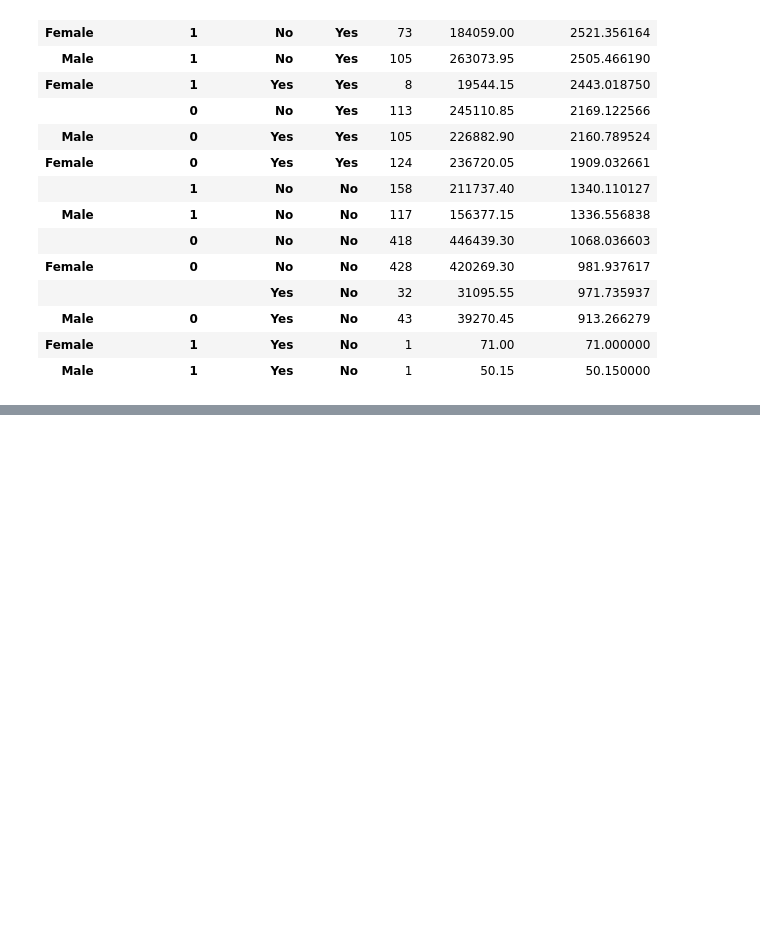
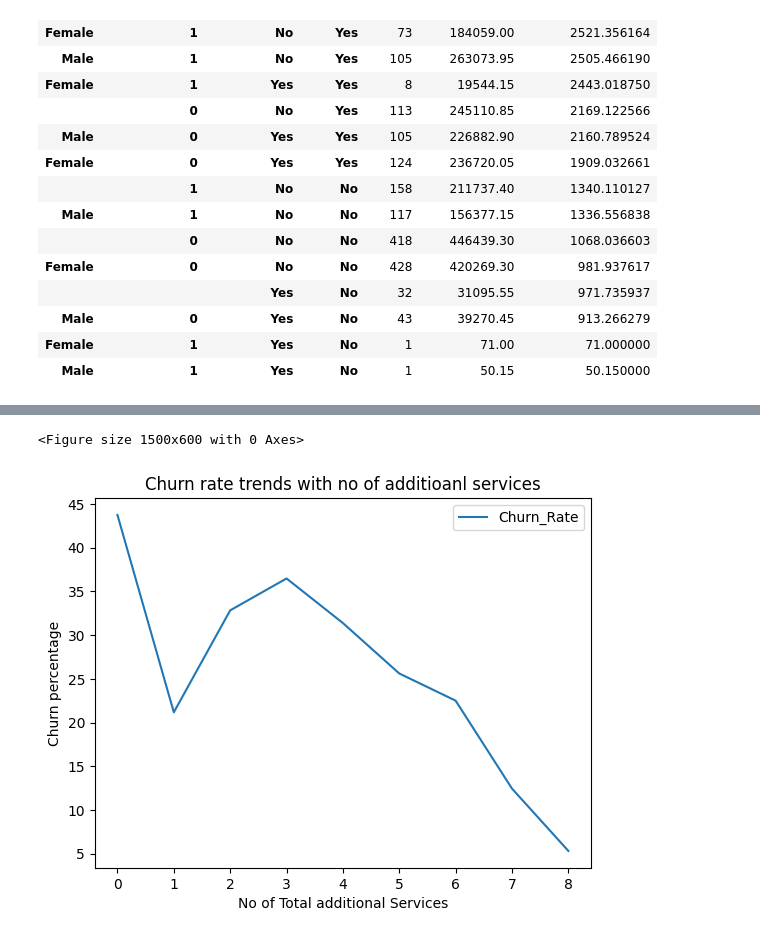
Before and after one commit to amareshmaity/data-analyst-portfolio, a Jupyter notebook: customer-churn-analysis/notebooks/03_EDA.ipynb, the cells around one changed output, grey strips where cells are left out. Saved outputs shown, nothing was run; the diff lists cells and outputs as text; code cells hidden in the pictures; blank space fills up the shorter version.

```diff
--- a/customer-churn-analysis/notebooks/03_EDA.ipynb
+++ b/customer-churn-analysis/notebooks/03_EDA.ipynb
@@ -351,0 +459,7 @@ df.head()
+# %%
+df['TotalServices'] = df[additional_services].sum(axis=1)
+churn_rate = (df.groupby(['TotalServices'])['Churn']
+              .apply(lambda x: ((x=='Yes').mean()*100).round(2))
+              .reset_index(name='Churn_Rate')
+              )
+churn_rate
@@ -351,0 +477,10 @@ df.head()
+# %%
+## Visualize the churn rate trends with no of multiple services
+plt.figure(figsize=(15,6))
+churn_rate.plot(kind='line', x='TotalServices', y='Churn_Rate')
+plt.title("Churn rate trends with no of additioanl services")
+plt.xlabel('No of Total additional Services')
+plt.ylabel('Churn percentage');
+# %% [output]
+<Figure size 1500x600 with 0 Axes>
+[figure, added]
```
Also changed, not shown: parts of 20 cells of this notebook.
